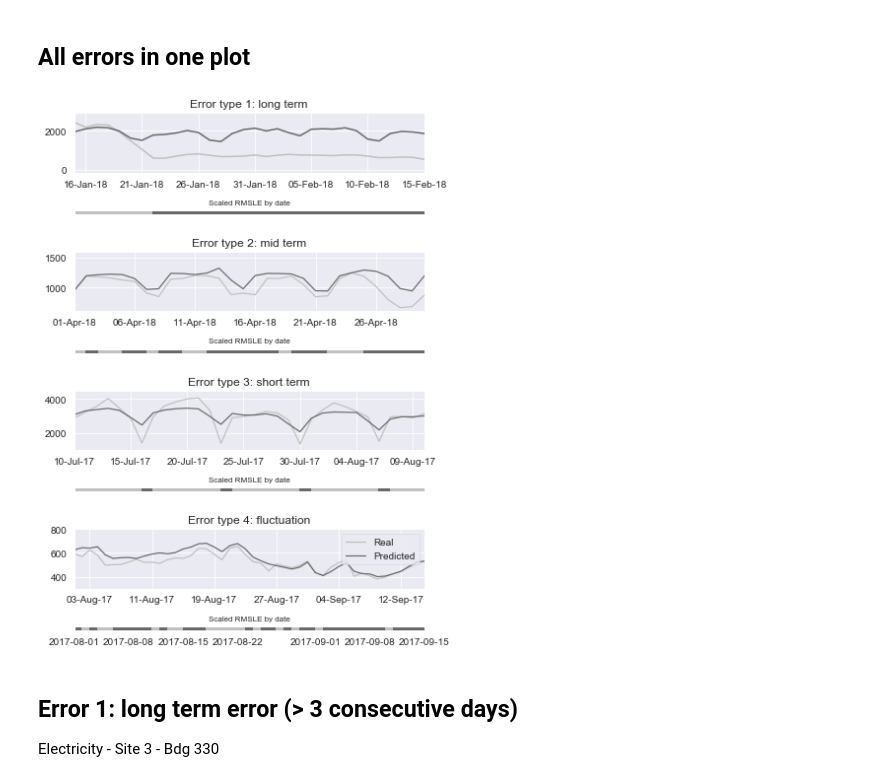
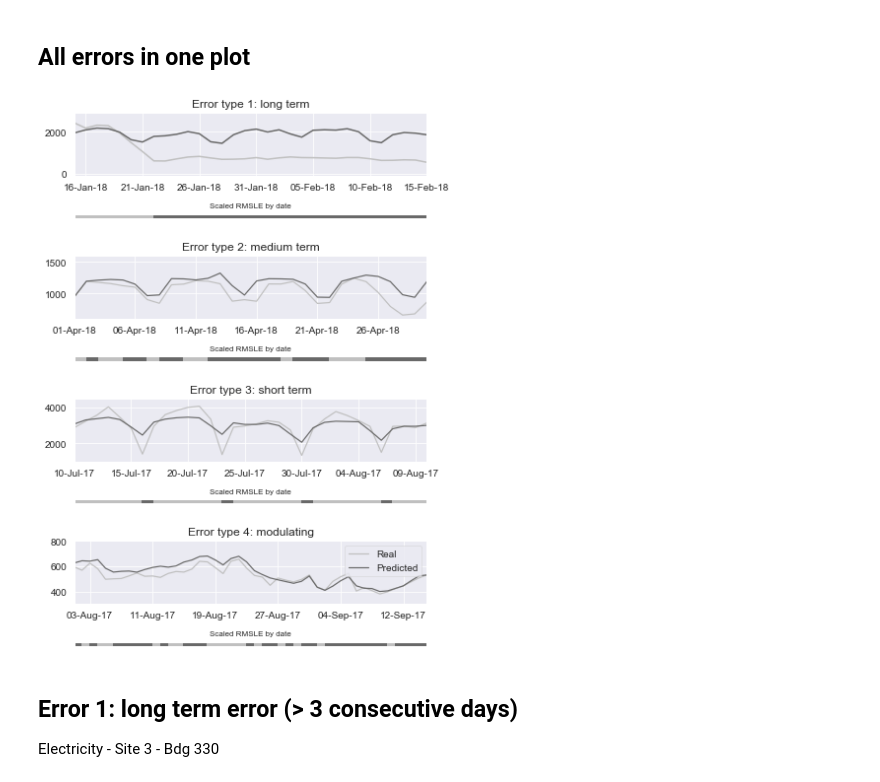
Before and after one commit to buds-lab/ashrae-great-energy-predictor-3-error-analysis, a Jupyter notebook: notebooks/12_plots-examples.ipynb, the cells around one changed output. Cells and saved outputs as stored; diff of their text form; code cells hidden in the pictures.

Commit message:
Update example errors plots and notebook

```diff
--- a/notebooks/12_plots-examples.ipynb
+++ b/notebooks/12_plots-examples.ipynb
@@ -155,7 +155,7 @@ ax.set_title(f"Scaled RMSLE by date",fontsize=8)
 df2 = (df > 0.01).astype(int).copy()
 
 error_name = "2"
-desc = "mid term"
+desc = "medium term"
 bdg = 495
 start = dt.date(2018, 4, 1)
 end = dt.date(2018, 4, 30)
@@ -238,7 +238,7 @@ ax.set_xticklabels([])
 df4 = (df > 0.015).astype(int).copy()
 
 error_name = "4"
-desc = "fluctuation"
+desc = "modulating"
 bdg = 449
 start = dt.date(2017, 8, 1)
 end = dt.date(2017, 9, 15)
@@ -254,34 +254,35 @@ sns.lineplot(data=temp, x="timestamp",y="meter_reading", ax=ax, color=color_norm
 sns.lineplot(data=temp, x="timestamp",y="submission", ax=ax, color=color, linewidth = 1.2)
 ax.set_xlim([start, end])
 ax.set_ylim([300, 800])
 ax.xaxis.set_major_locator(plt.MaxNLocator(7))
 ax.xaxis.set_major_formatter(mdates.DateFormatter('%d-%b-%y'))
 ax.set_ylabel("")
 ax.set_xlabel("")
 ax.set_title(f"Error type {error_name}: {desc}",fontsize=12)
 ax.legend(labels=['Real','Predicted'], loc = "upper right")
 
 # ERROR HEATMAP
 # Get the data
 y = np.linspace(0, 1, 2)
 x = pd.date_range(start='2017-01-01', end='2019-01-01')
 temp1 = pd.DataFrame(df4.loc[bdg,:]).T
 # Error heatmap Plot
 ax = axes[-1]
 cmap = ListedColormap([color_normal, color, color])
 cmap.set_bad(color=color)
 qmesh = ax.pcolormesh(x, y, temp1, cmap=cmap, rasterized=True)
 ax.set_xlim([start, end])
 ax.set_title(f"Scaled RMSLE by date",fontsize=8)
 ax.set_yticklabels([])
+ax.set_xticklabels([])
 
 # Figure parameters
 plt.tight_layout()
 
 fig.savefig(path_fig + f"errors_example.pdf", dpi=150, bbox_inches="tight")
 fig.savefig(path_fig + f"errors_example.png", dpi=150, bbox_inches="tight")
 # %% [output]
-[figure, old version]
+[figure, new version]
 # %% [markdown]
 ## Error 1: long term error (> 3 consecutive days)
 Electricity - Site 3 - Bdg 330
```
Also changed, not shown: 2 other files.
